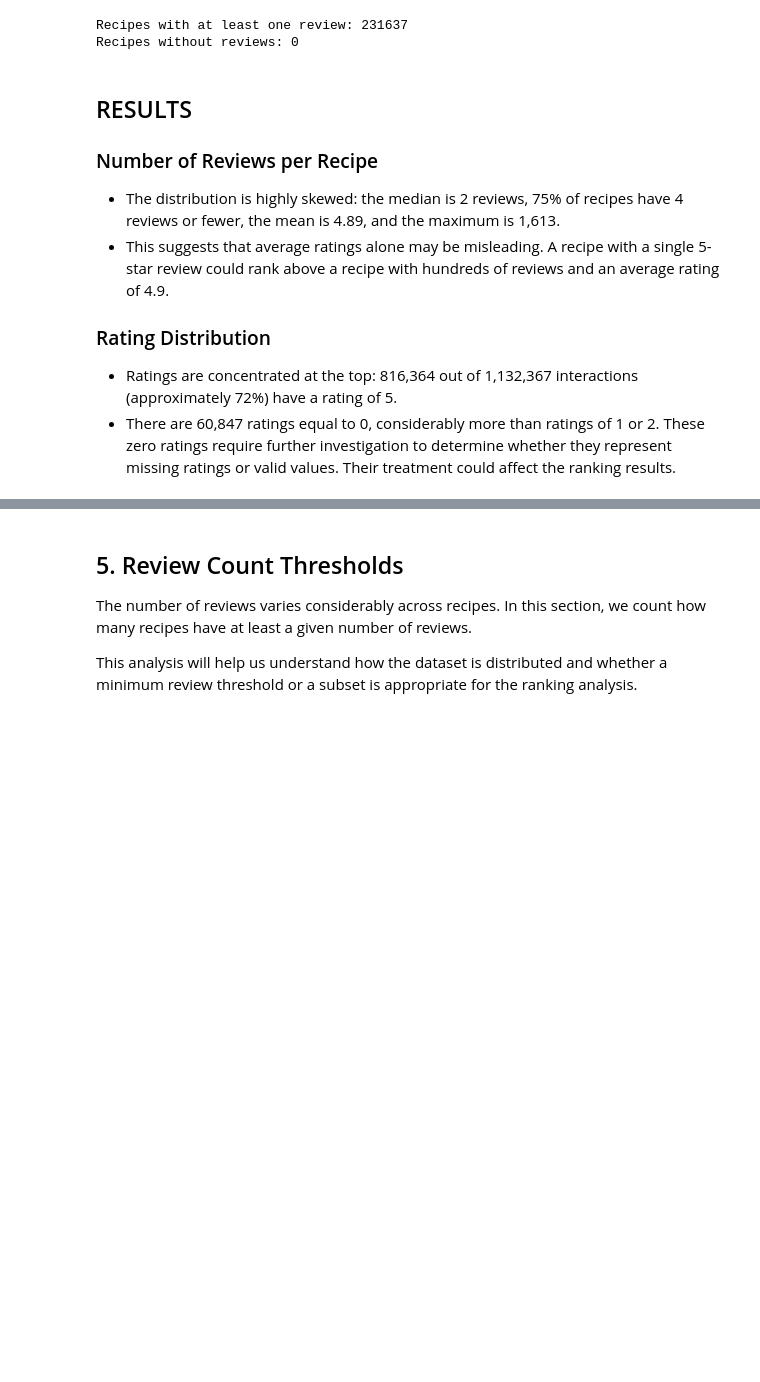
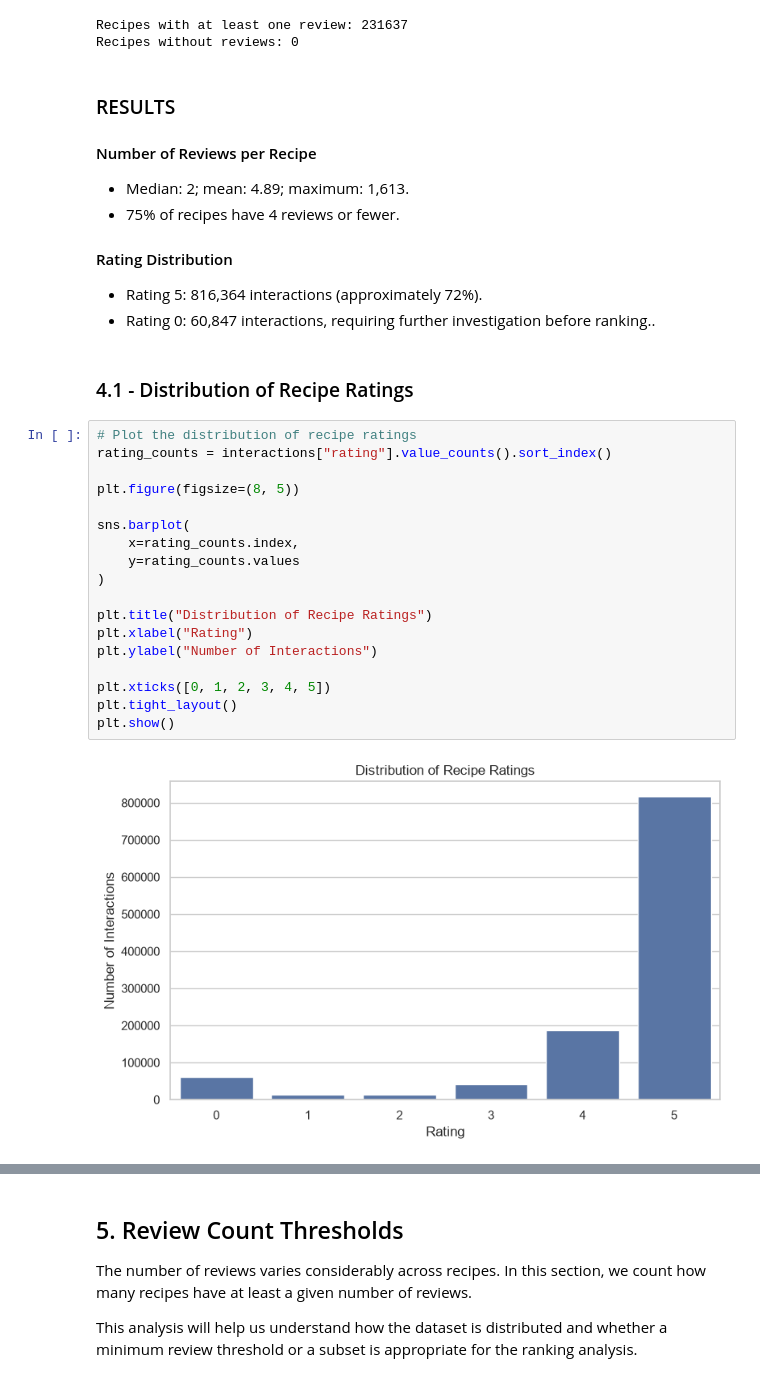
Before and after one commit to colosifederica2004-lgtm/rate_my_recipe, a Jupyter notebook: notebooks/01_dataset_exploration.ipynb, the cells around one changed output, grey strips where cells are left out. Saved outputs shown, nothing was run; the diff lists cells and outputs as text; blank space fills up the shorter version.

```diff
--- a/notebooks/01_dataset_exploration.ipynb
+++ b/notebooks/01_dataset_exploration.ipynb
@@ -158,13 +154,35 @@ Name: count, dtype: int64
 Recipes with at least one review: 231637
 Recipes without reviews: 0
 # %% [markdown]
-## RESULTS
-### Number of Reviews per Recipe
+### RESULTS
+#### Number of Reviews per Recipe
 
-- The distribution is highly skewed: the median is 2 reviews, 75% of recipes have 4 reviews or fewer, the mean is 4.89, and the maximum is 1,613.
-- This suggests that average ratings alone may be misleading. A recipe with a single 5-star review could rank above a recipe with hundreds of reviews and an average rating of 4.9.
+- Median: 2; mean: 4.89; maximum: 1,613.
+- 75% of recipes have 4 reviews or fewer.
 
-### Rating Distribution
+#### Rating Distribution
 
-- Ratings are concentrated at the top: 816,364 out of 1,132,367 interactions (approximately 72%) have a rating of 5.
-- There are 60,847 ratings equal to 0, considerably more than ratings of 1 or 2. These zero ratings require further investigation to determine whether they represent missing ratings or valid values. Their treatment could affect the ranking results.
+- Rating 5: 816,364 interactions (approximately 72%).
+- Rating 0: 60,847 interactions, requiring further investigation before ranking..
+# %% [markdown]
+### 4.1 - Distribution of Recipe Ratings
+# %%
+# Plot the distribution of recipe ratings
+rating_counts = interactions["rating"].value_counts().sort_index()
+
+plt.figure(figsize=(8, 5))
+
+sns.barplot(
+    x=rating_counts.index,
+    y=rating_counts.values
+)
+
+plt.title("Distribution of Recipe Ratings")
+plt.xlabel("Rating")
+plt.ylabel("Number of Interactions")
+
+plt.xticks([0, 1, 2, 3, 4, 5])
+plt.tight_layout()
+plt.show()
+# %% [output]
+[figure, added]
```
Also changed, not shown: parts of 4 cells of this notebook.
